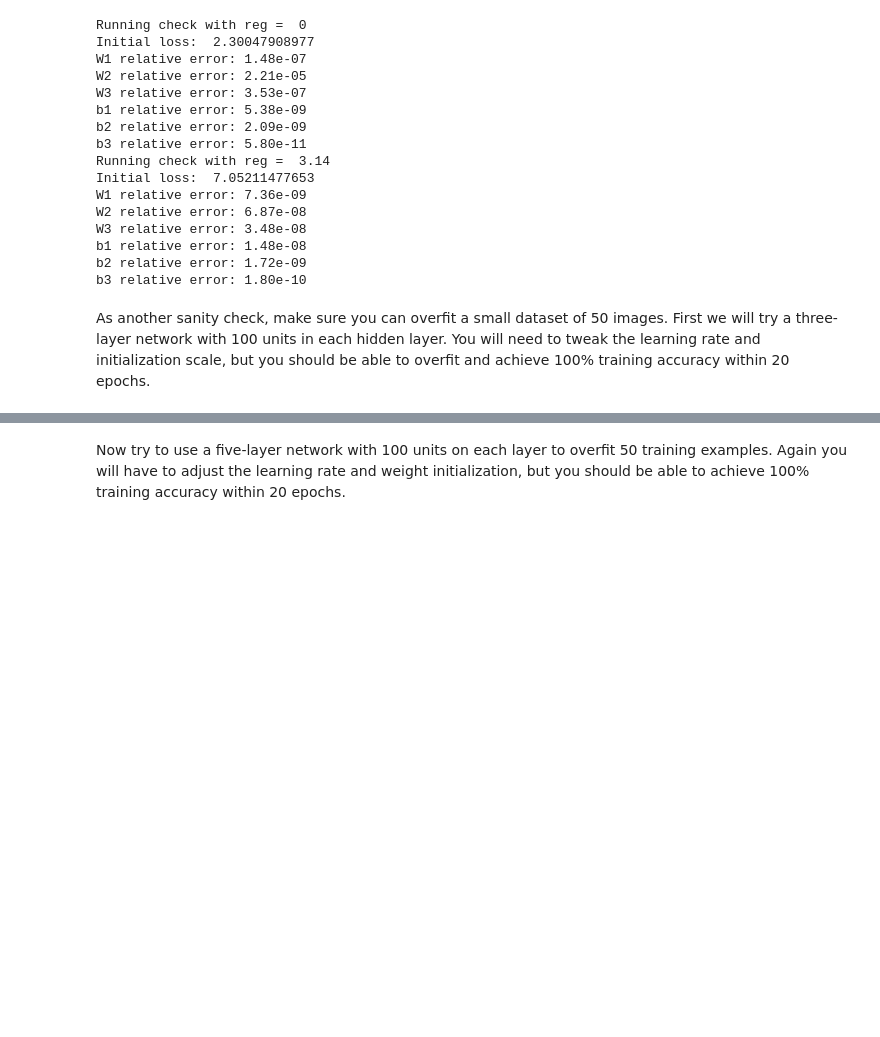
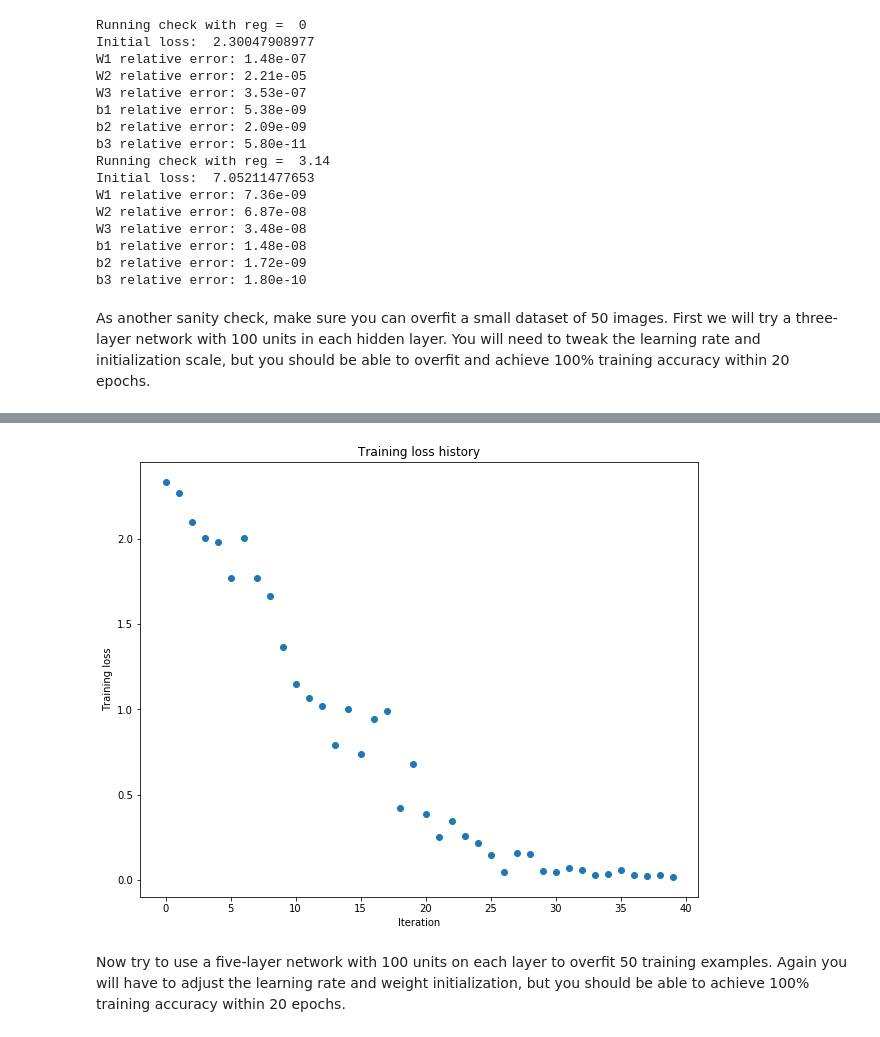
Before and after one commit to gadamc/cs231n, a Jupyter notebook: cs231n_assignment2/FullyConnectedNets.ipynb, the cells around one changed output, grey strips where cells are left out. Cells and saved outputs as stored; diff of their text form; code cells hidden in the pictures; blank space fills up the shorter version.

```diff
--- a/cs231n_assignment2/FullyConnectedNets.ipynb
+++ b/cs231n_assignment2/FullyConnectedNets.ipynb
@@ -540,7 +470,7 @@ small_data = {
 }
 
 weight_scale = 1e-2
-learning_rate = 1e-4
+learning_rate = 1e-2
 model = FullyConnectedNet([100, 100],
               weight_scale=weight_scale, dtype=np.float64)
 solver = Solver(model, small_data,
@@ -557,3 +487,4 @@ plt.title('Training loss history')
 plt.xlabel('Iteration')
 plt.ylabel('Training loss')
 plt.show()
+# %% [output]
@@ -560,3 +508,4 @@ plt.show()
+[figure, added]
 # %% [markdown]
 Now try to use a five-layer network with 100 units on each layer to overfit 50 training examples. Again you will have to adjust the learning rate and weight initialization, but you should be able to achieve 100% training accuracy within 20 epochs.
 # %%
```
Also changed, not shown: parts of 24 cells of this notebook, 3 other files.
